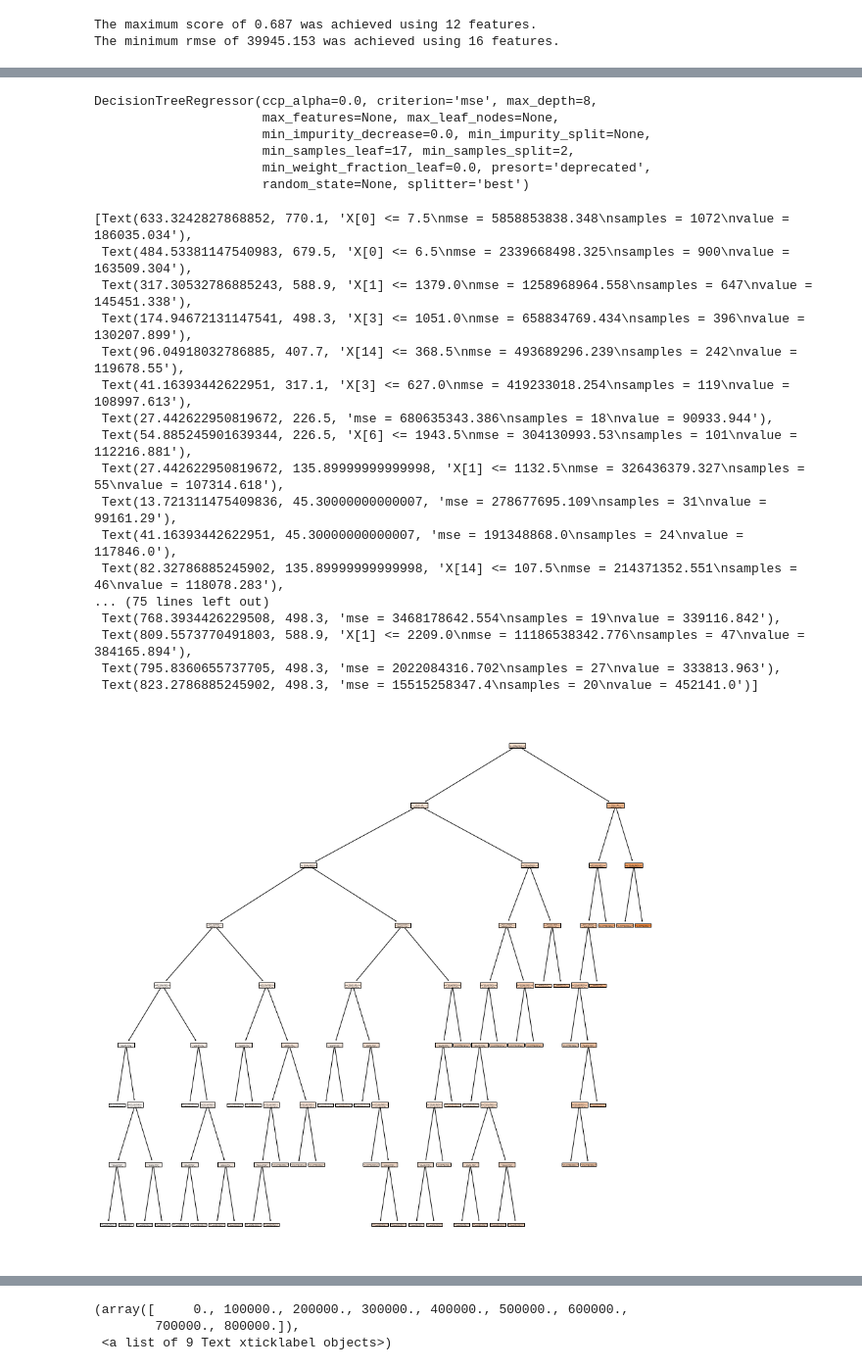
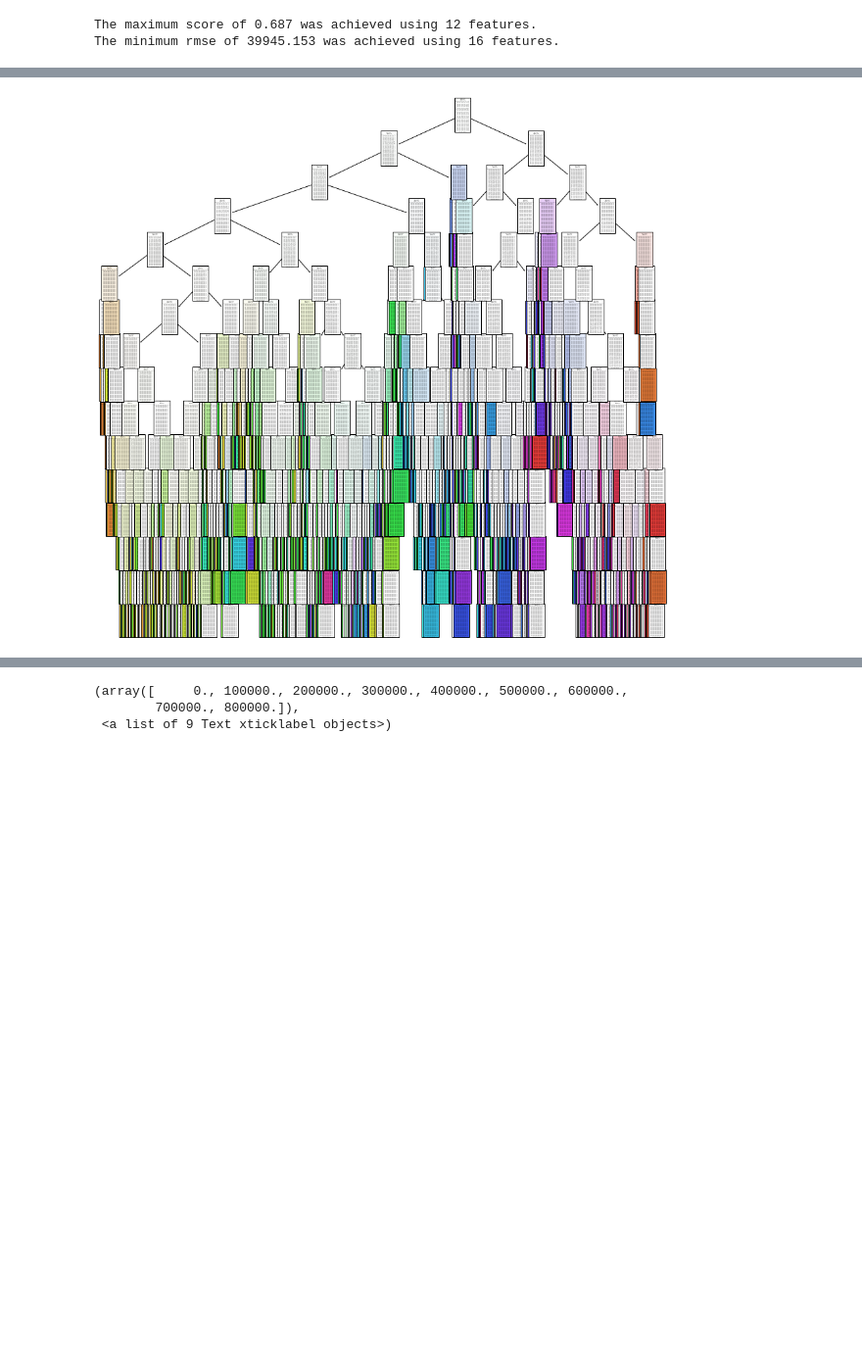
Before and after one commit to Xuehong-pdx/Projects, a Jupyter notebook: Price prediction using multiple ML algorythms.ipynb, the cells around one changed output, grey strips where cells are left out. Shown at 98% size. Drawn from its saved outputs; the diff is of its cells as text; code cells hidden in the pictures; blank space fills up the shorter version.

```diff
--- a/Price prediction using multiple ML algorythms.ipynb
+++ b/Price prediction using multiple ML algorythms.ipynb
@@ -821,8 +842,11 @@ The minimum rmse of 53772.848 was achieved using 1 features.
 rf = RandomForestClassifier()
 param_grid = {'n_estimators': [5, 10, 15, 20], 'max_depth': [2, 5, 7, 9]}
 
-grid_rf = GridSearchCV(rf, param_grid, cv=10)
+grid_rf = GridSearchCV(rf, param_grid, scoring = 'neg_mean_squared_error', cv=10)
 grid_rf.fit(X_train.iloc[:, 0:min_idx], y_train)
 rf_bp = grid_rf.best_params_
-rf_bp
+mse = grid_rf.best_score_
+rf_rmse_tr = np.sqrt(np.abs(mse))
+print(rf_bp)
+print(round(rf_rmse_tr,3))
 # %% [output]
@@ -830,9 +855,7 @@ rf_bp
 # %%
 # Evaluating the model using test dataset with 13 neighbors and the best features.
 
-rf = RandomForestClassifier(max_depth=rf_bp['max_depth'], n_estimators=rf_bp['n_estimators'])
-rf.fit(X_train.iloc[:, 0:min_idx], y_train)
-prediction = rf.predict(X_test.iloc[:, 0:min_idx])
+prediction = grid_rf.predict(X_test.iloc[:, 0:min_idx])
 mse = mean_squared_error(y_test, prediction)
 rf_rmse = np.sqrt(mse)
 print('rmse=', round(rf_rmse, 3))
@@ -841,9 +863,0 @@ rmse= 60690.814
-# %%
-# Use the best model stored in grid_rf to make prediction on test data
-
-rf = RandomForestClassifier(max_depth=rf_bp['max_depth'], n_estimators=rf_bp['n_estimators'])
-rf.fit(X_train.iloc[:, 0:min_idx], y_train)
-prediction = grid_rf.predict(X_test.iloc[:, 0:min_idx])
-mse = mean_squared_error(y_test, prediction)
-rf_rmse = np.sqrt(mse)
-print('rmse=', round(rf_rmse, 3))
@@ -1003,10 +1015,12 @@ from sklearn.model_selection import GridSearchCV
 
 dt = tree.DecisionTreeClassifier()
 parameters = {'max_depth':range(2,20), 'min_samples_leaf':range(1,20)}
-dt = GridSearchCV(dt, parameters, n_jobs=4)
-dt.fit(X_train.iloc[:, 0:min_idx], y_train)
-tree_model = dt.best_estimator_
-dt_bp = dt.best_params_
-print ('best score = ', dt.best_score_)
+grid_dt = GridSearchCV(dt, parameters, scoring = 'neg_mean_squared_error', n_jobs=4)
+grid_dt.fit(X_train.iloc[:, 0:min_idx], y_train)
+tree_model = grid_dt.best_estimator_
+mse = grid_dt.best_score_
+dt_rmse = np.sqrt(abs(mse))
+dt_bp = grid_dt.best_params_
+print ('rmse = ', round(dt_rmse,3))
 print ('best parameters = ', dt_bp)
 # %% [output]
@@ -1015,35 +1029,8 @@ best parameters =  {'max_depth': 8, 'min_samples_leaf': 17}
-# %%
-dt = DecisionTreeRegressor(max_depth=dt_bp['max_depth'], min_samples_leaf=dt_bp['min_samples_leaf'])
-dt.fit(X_train.iloc[:, 0:min_idx], y_train)
-# %% [output]
-DecisionTreeRegressor(ccp_alpha=0.0, criterion='mse', max_depth=8,
-                      max_features=None, max_leaf_nodes=None,
-                      min_impurity_decrease=0.0, min_impurity_split=None,
-                      min_samples_leaf=17, min_samples_split=2,
-                      min_weight_fraction_leaf=0.0, presort='deprecated',
-                      random_state=None, splitter='best')
 # %%
 plt.figure(figsize=(15,15))
-tree.plot_tree(dt, filled=True)
+tree.plot_tree(tree_model, filled=True)
 # %% [output]
-[Text(633.3242827868852, 770.1, 'X[0] <= 7.5\nmse = 5858853838.348\nsamples = 1072\nvalue = 186035.034'),
- Text(484.53381147540983, 679.5, 'X[0] <= 6.5\nmse = 2339668498.325\nsamples = 900\nvalue = 163509.304'),
- Text(317.30532786885243, 588.9, 'X[1] <= 1379.0\nmse = 1258968964.558\nsamples = 647\nvalue = 145451.338'),
- Text(174.94672131147541, 498.3, 'X[3] <= 1051.0\nmse = 658834769.434\nsamples = 396\nvalue = 130207.899'),
- Text(96.04918032786885, 407.7, 'X[14] <= 368.5\nmse = 493689296.239\nsamples = 242\nvalue = 119678.55'),
- Text(41.16393442622951, 317.1, 'X[3] <= 627.0\nmse = 419233018.254\nsamples = 119\nvalue = 108997.613'),
- Text(27.442622950819672, 226.5, 'mse = 680635343.386\nsamples = 18\nvalue = 90933.944'),
- Text(54.885245901639344, 226.5, 'X[6] <= 1943.5\nmse = 304130993.53\nsamples = 101\nvalue = 112216.881'),
- Text(27.442622950819672, 135.89999999999998, 'X[1] <= 1132.5\nmse = 326436379.327\nsamples = 55\nvalue = 107314.618'),
- Text(13.721311475409836, 45.30000000000007, 'mse = 278677695.109\nsamples = 31\nvalue = 99161.29'),
- Text(41.16393442622951, 45.30000000000007, 'mse = 191348868.0\nsamples = 24\nvalue = 117846.0'),
- Text(82.32786885245902, 135.89999999999998, 'X[14] <= 107.5\nmse = 214371352.551\nsamples = 46\nvalue = 118078.283'),
-... (75 lines left out)
- Text(768.3934426229508, 498.3, 'mse = 3468178642.554\nsamples = 19\nvalue = 339116.842'),
- Text(809.5573770491803, 588.9, 'X[1] <= 2209.0\nmse = 11186538342.776\nsamples = 47\nvalue = 384165.894'),
- Text(795.8360655737705, 498.3, 'mse = 2022084316.702\nsamples = 27\nvalue = 333813.963'),
- Text(823.2786885245902, 498.3, 'mse = 15515258347.4\nsamples = 20\nvalue = 452141.0')]
-[figure, old version]
+[figure, new version]
 # %%
 # Evaluating the model using test dataset with the best parameters and the best features.
 
```
Also changed, not shown: parts of 20 cells of this notebook.
